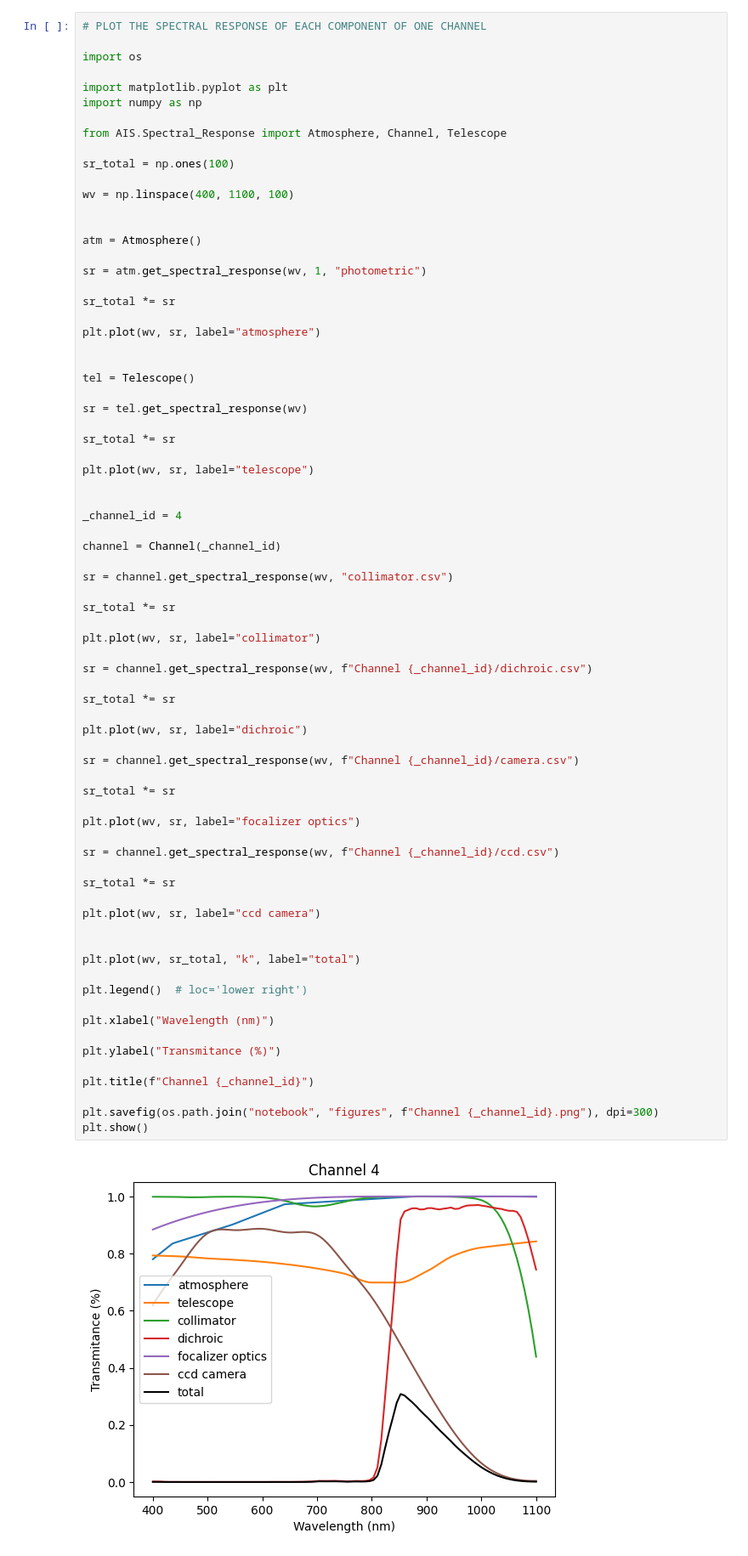
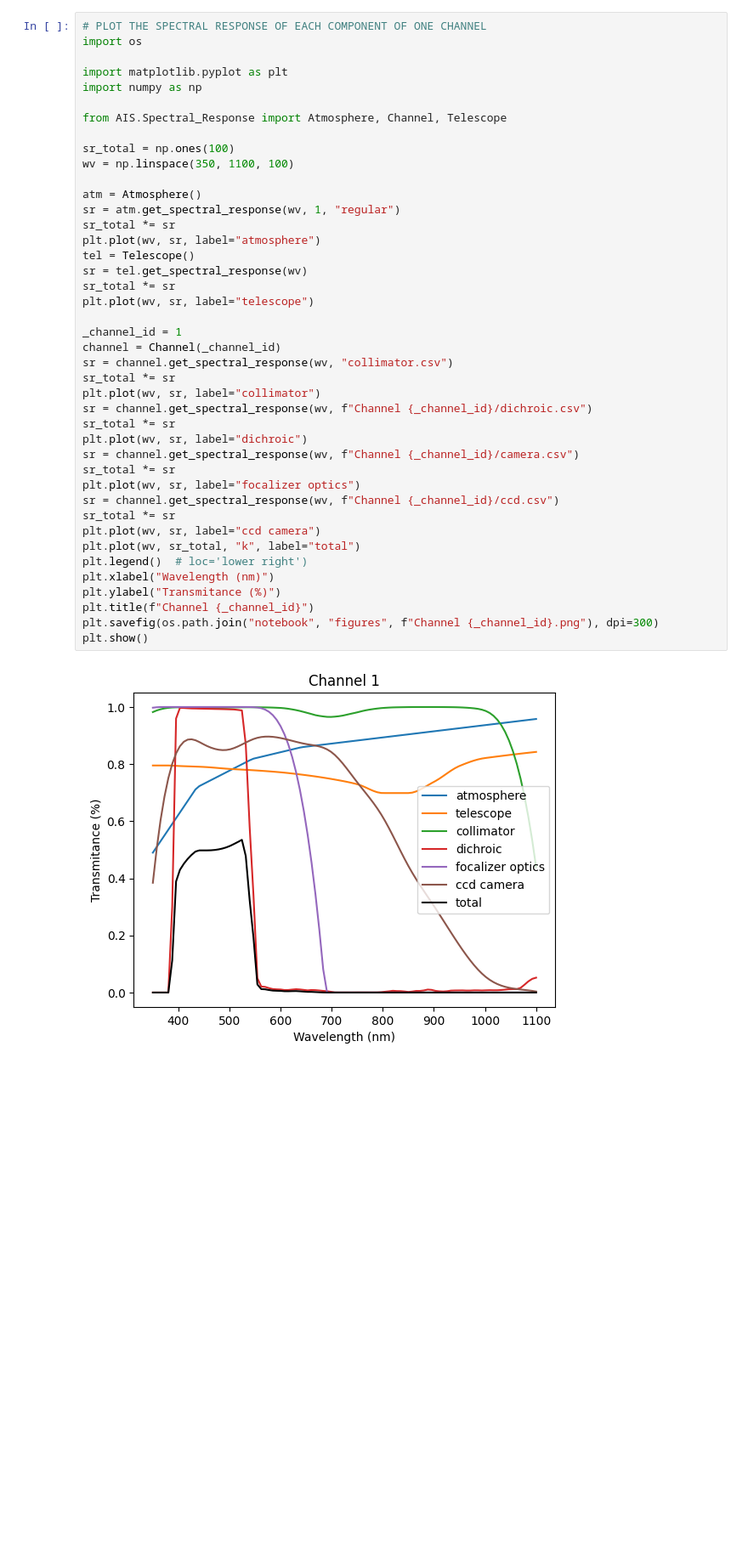
Before and after one commit to DBernardes/AIS, a Jupyter notebook: spectral_responses.ipynb, the cells around one changed output. Shown: that part at 85% size. Saved outputs shown, nothing was run; the diff lists cells and outputs as text; blank space fills up the shorter version.

```diff
--- a/spectral_responses.ipynb
+++ b/spectral_responses.ipynb
@@ -33,7 +33,6 @@ plt.show()
 [figure]
 # %%
 # PLOT THE SPECTRAL RESPONSE OF EACH COMPONENT OF ONE CHANNEL
-
 import os
 
 import matplotlib.pyplot as plt
@@ -42,71 +41,40 @@ import numpy as np
 from AIS.Spectral_Response import Atmosphere, Channel, Telescope
 
 sr_total = np.ones(100)
-
-wv = np.linspace(400, 1100, 100)
-
+wv = np.linspace(350, 1100, 100)
 
 atm = Atmosphere()
-
-sr = atm.get_spectral_response(wv, 1, "photometric")
-
+sr = atm.get_spectral_response(wv, 1, "regular")
 sr_total *= sr
-
 plt.plot(wv, sr, label="atmosphere")
-
-
 tel = Telescope()
-
 sr = tel.get_spectral_response(wv)
-
 sr_total *= sr
-
 plt.plot(wv, sr, label="telescope")
 
-
-_channel_id = 4
-
+_channel_id = 1
 channel = Channel(_channel_id)
-
 sr = channel.get_spectral_response(wv, "collimator.csv")
-
 sr_total *= sr
-
 plt.plot(wv, sr, label="collimator")
-
 sr = channel.get_spectral_response(wv, f"Channel {_channel_id}/dichroic.csv")
-
 sr_total *= sr
-
 plt.plot(wv, sr, label="dichroic")
-
 sr = channel.get_spectral_response(wv, f"Channel {_channel_id}/camera.csv")
-
 sr_total *= sr
-
 plt.plot(wv, sr, label="focalizer optics")
-
 sr = channel.get_spectral_response(wv, f"Channel {_channel_id}/ccd.csv")
-
 sr_total *= sr
-
 plt.plot(wv, sr, label="ccd camera")
-
-
 plt.plot(wv, sr_total, "k", label="total")
-
 plt.legend()  # loc='lower right')
-
 plt.xlabel("Wavelength (nm)")
-
 plt.ylabel("Transmitance (%)")
-
 plt.title(f"Channel {_channel_id}")
-
 plt.savefig(os.path.join("notebook", "figures", f"Channel {_channel_id}.png"), dpi=300)
 plt.show()
 # %% [output]
-[figure, old version]
+[figure, new version]
 # %%
 # PLOT SPECTRAL RESPONSE SPARC + SDSS WITH TELESCOPE
 
```
Also changed, not shown: parts of 2 cells of this notebook, 7 other files.
